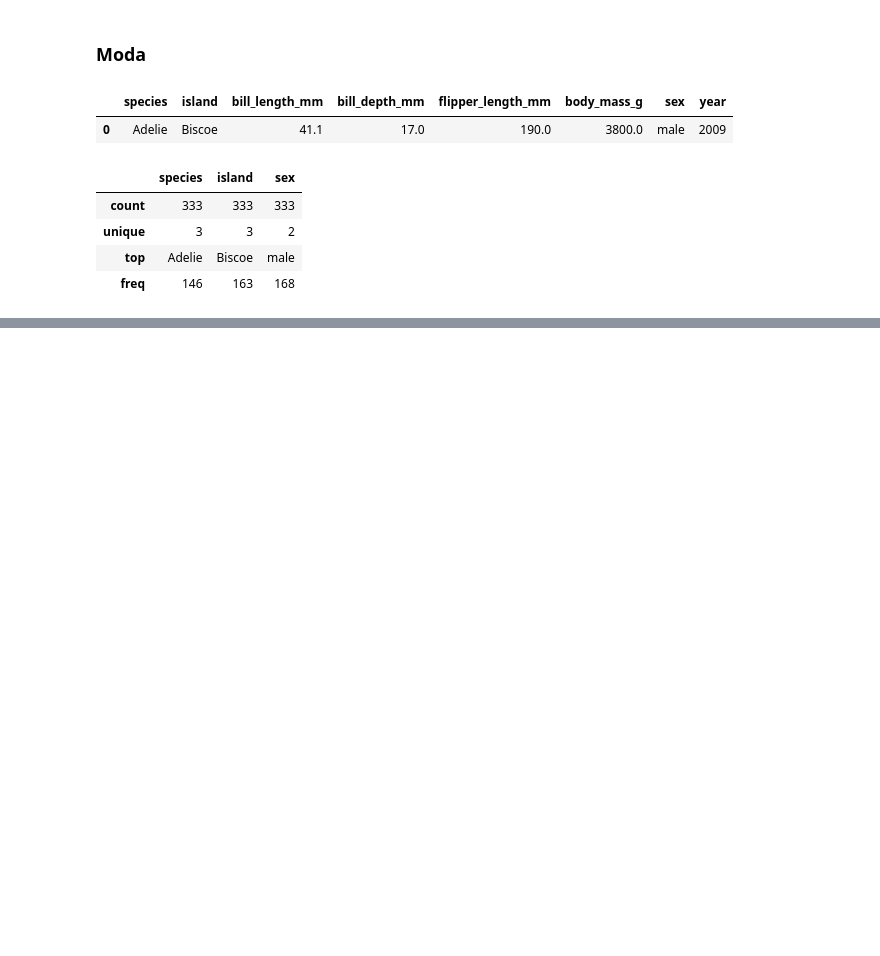
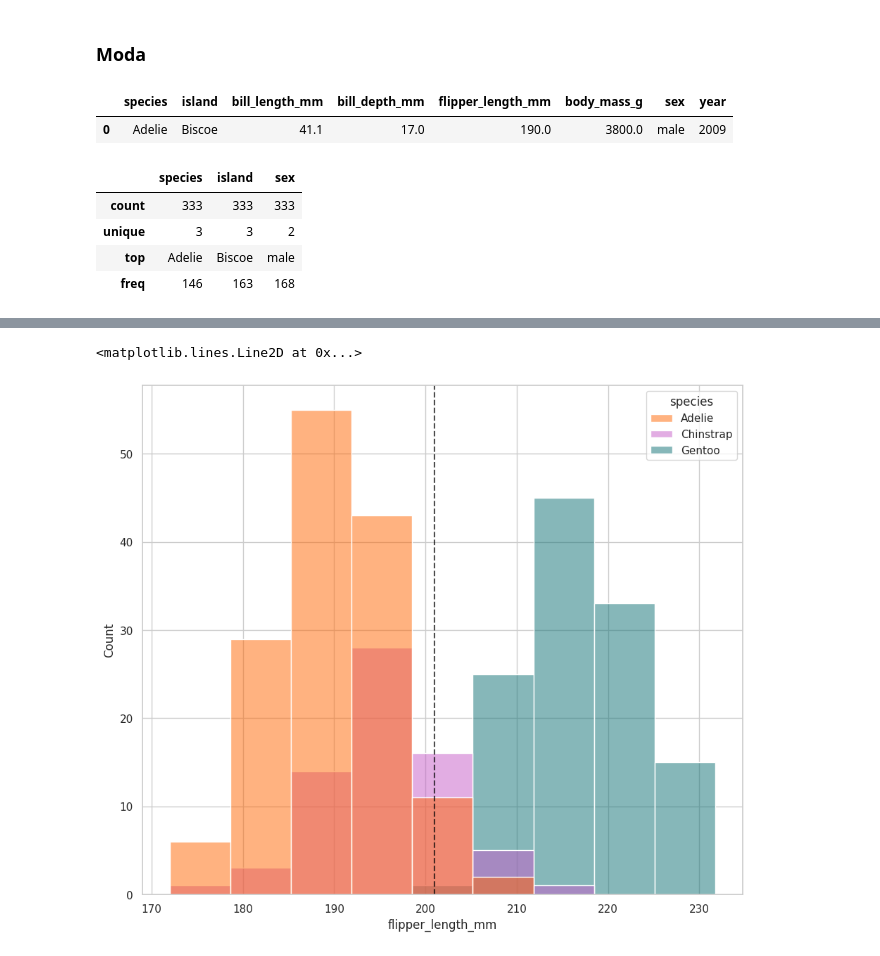
Before and after one commit to DiegoLerma/palmer_penguins_data_analysis, a Jupyter notebook: notebooks/0-0-dclt-download_data.ipynb, the cells around one changed output, grey strips where cells are left out. Saved outputs shown, nothing was run; the diff lists cells and outputs as text; code cells hidden in the pictures; blank space fills up the shorter version.

```diff
--- a/notebooks/0-0-dclt-download_data.ipynb
+++ b/notebooks/0-0-dclt-download_data.ipynb
@@ -482,0 +608,7 @@ penguins_df.describe(include='category')
+# %%
+def  freedman_diaconis_bindwidth(x: pd.Series) -> float :
+    """Find optimal bindwidth using Free&an-Diaconis rule."""
+    IQR = x.quantile(0.75) - x.quantile(0.25)
+    N = x.size
+
+    return 2 * IQR / N ** (1 / 3)
@@ -482,0 +619,19 @@ penguins_df.describe(include='category')
+# %%
+sns.histplot(
+    data=penguins_df,
+    x='flipper_length_mm',
+    binwidth=freedman_diaconis_bindwidth(penguins_df.flipper_length_mm),
+    hue='species',
+    palette=penguin_color
+    )
+
+plt.axvline(
+    x=penguins_df.flipper_length_mm.mean(),
+    color='black',
+    linestyle='--',
+    alpha=0.7,
+    label='mean'
+)
+# %% [output]
+<matplotlib.lines.Line2D at 0x...>
+[figure, added]
```
Also changed, not shown: parts of 54 cells of this notebook.
